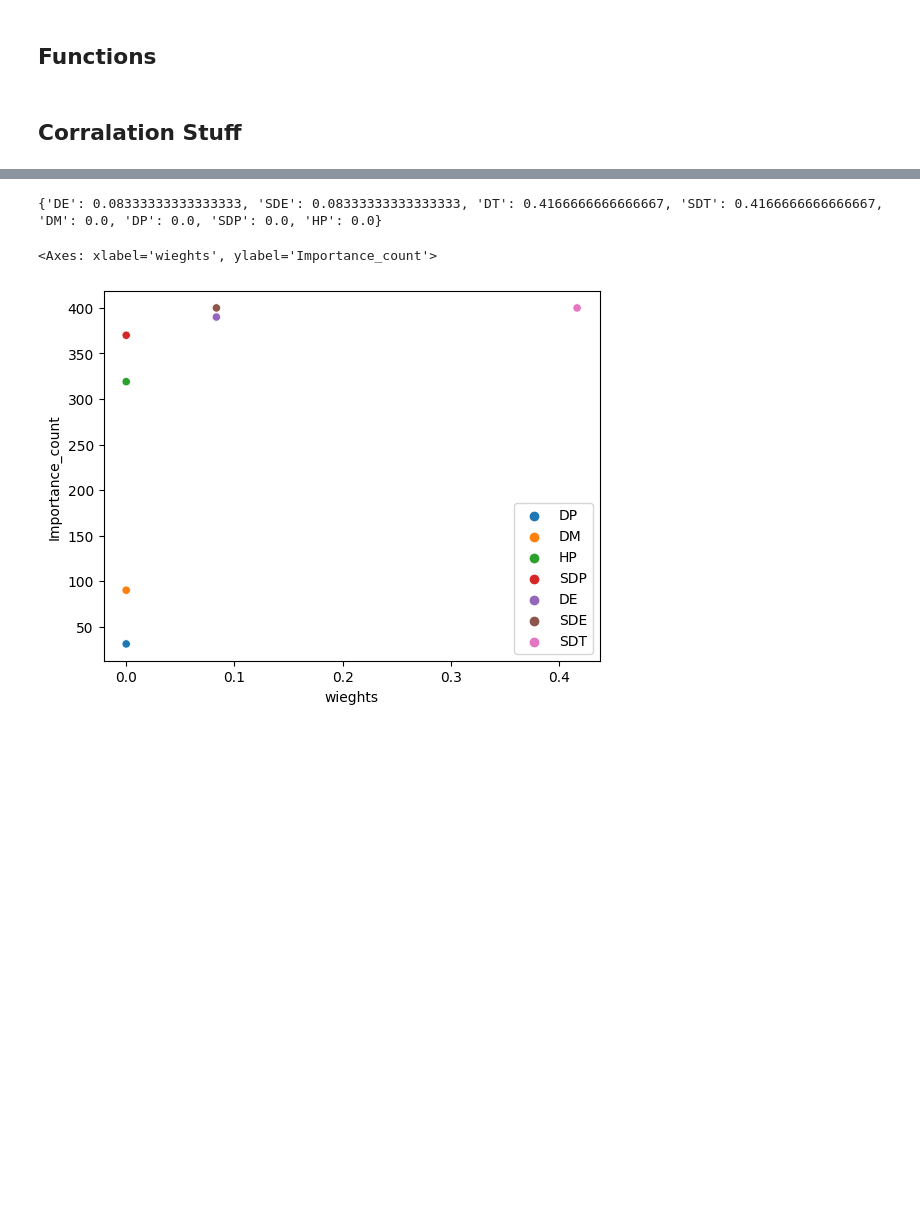
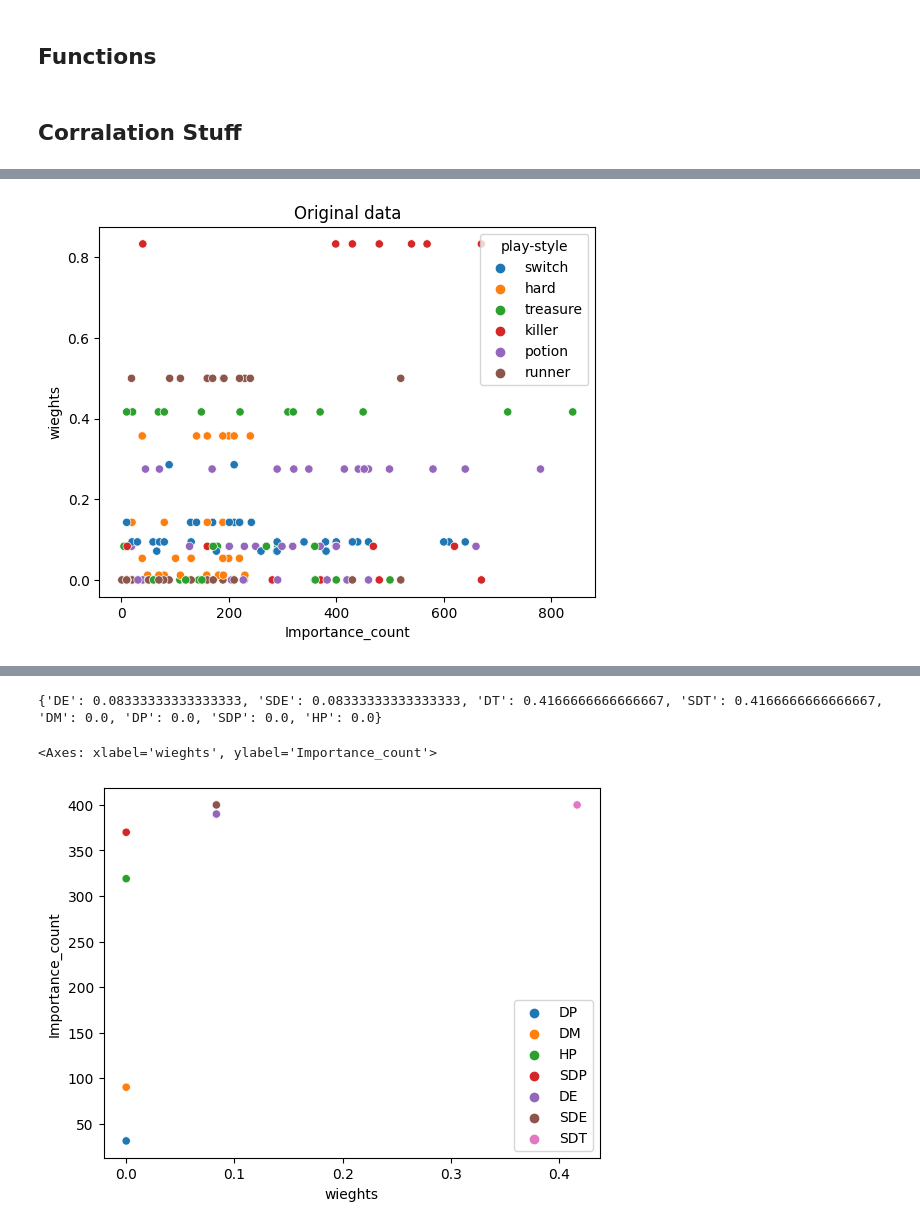
Before and after one commit to AlexVogt1/gym-md, a Jupyter notebook: pipeline_v2.ipynb, the cells around one changed output, grey strips where cells are left out. Drawn from its saved outputs; the diff is of its cells as text; code cells hidden in the pictures; blank space fills up the shorter version.

```diff
--- a/pipeline_v2.ipynb
+++ b/pipeline_v2.ipynb
@@ -382,0 +494,86 @@ SDP             456.0  0.275000
+# %%
+#create single df
+merged_df = pd.concat(df_list,ignore_index=True)
+# merged_df.reset_index(drop=True)
+merged_df["play-style"] = merged_df['level'].str.split('_').str[-1]
+# print(merged_df[merged_df['Importance_count'] == 0])
+# print(merged_df.describe())
+
+ax =sns.scatterplot(data=merged_df, x = 'Importance_count', y= 'wieghts',hue="play-style").set_title("Original data")
+plt.show()
+
+ig, axs = plt.subplots(nrows=1,ncols=3,figsize=(13,5))
+
+sns.scatterplot(data=merged_df, x = 'Importance_count', y= 'wieghts',ax=axs[0]).set_title("No changes")
+sns.histplot(data=merged_df, x = 'Importance_count',ax=axs[1],kde=True)
+sns.histplot(data=merged_df, x = 'wieghts',ax=axs[2],kde=True)
+plt.show()
+#remove outliers
+merged_df = merged_df[merged_df.groupby(['play-style'])['Importance_count'].transform(stats.zscore).abs() < 2.5]
+
+non_complex_df = merged_df[(merged_df['play-style']!= 'switch') & (merged_df['play-style']!= 'hard')]
+
+#normalize data
+# merged_df = groupwise_normalize(df=merged_df, group_column='level', numeric_column='Importance_count')
+# merged_df = groupwise_normalize(df=merged_df, group_column='level', numeric_column='wieghts')
+# scale data
+# merged_df = groupwise_scale(df=merged_df, group_column='level', numeric_column='Importance_count')
+# merged_df = groupwise_scale(df=merged_df, group_column='play-style', numeric_column='wieghts')
+
+
+ig, axs = plt.subplots(nrows=1,ncols=3,figsize=(13,5))
+sns.scatterplot(data=merged_df, x = 'Importance_count', y= 'wieghts',ax=axs[0]).set_title("Normalized")
+sns.histplot(data=merged_df, x = 'Importance_count',ax=axs[1],kde=True)
+sns.histplot(data=merged_df, x = 'wieghts',ax=axs[2],kde=True)
+plt.show()
+
+#log data
+merged_df['Importance_count'] = np.log2(merged_df['Importance_count'])
+# merged_df = groupwise_scale(df=merged_df, group_column='level', numeric_column='Importance_count')
+
+ax =sns.scatterplot(data=merged_df, x = 'Importance_count', y= 'wieghts',hue="play-style").set_title("Importance count logged")
+merged_df.replace([np.inf, -np.inf], np.nan, inplace=True)
+merged_df.dropna(subset=["Importance_count", "wieghts"], how="all", inplace=True)
+plt.show()
+# merged_df.reset_index(drop=True)
+# print(merged_df)
+
+ig, axs = plt.subplots(nrows=1,ncols=3,figsize=(13,5))
+
+sns.scatterplot(data=merged_df, x = 'Importance_count', y= 'wieghts',ax=axs[0]).set_title("Importance count logged")
+sns.histplot(data=merged_df, x = 'Importance_count',ax=axs[1],kde=True)
+sns.histplot(data=merged_df, x = 'wieghts',ax=axs[2],kde=True)
+plt.show()
+
+non_complex_df = merged_df[(merged_df['play-style']!= 'switch') & (merged_df['play-style']!= 'hard')]
+complex_df = merged_df[(merged_df['play-style'] =='switch') | (merged_df['play-style']== 'hard')]
+
+fig, ax = plt.subplots(nrows=1,ncols=2,figsize=(13,5))
+sns.regplot(data=non_complex_df[['Importance_count','wieghts']], y = 'Importance_count', x= 'wieghts', ax=ax[0]).set_title('Non-Complex')
+sns.regplot(data=complex_df[['Importance_count','wieghts']], y = 'Importance_count', x= 'wieghts',ax=ax[1]).set_title('Complex')
+plt.show()
+# sns.residplot(data=non_complex_df[['Importance_count','wieghts']], y = 'Importance_count', x= 'wieghts',ax=ax[1]).set_title('Residuals')
+fig, ax = plt.subplots(nrows=1,ncols=2,figsize=(13,5))
+sns.regplot(data=non_complex_df[['Importance_count','wieghts']], y = 'Importance_count', x= 'wieghts', ax=ax[0]).set_title('Non-Complex')
+sns.boxplot(data=non_complex_df[['Importance_count','wieghts']], y = 'Importance_count', x= 'wieghts',ax=ax[1]).set_title('Non-Complex')
+plt.show()
+
+ig, ax = plt.subplots(1,len(merged_df['play-style'].unique()),figsize=(30,8))
+for i , play_style in enumerate(merged_df['play-style'].unique()):
+        # play_style_df = merged_df.where(merged_df['play-style']==play_style)
+        # play_style_df = outlier_removal(play_style_df["Importance_count"])
+        sns.regplot(y = "Importance_count", x = 'wieghts', data= merged_df.where(merged_df['play-style']==play_style), ax = ax[i]).set(title =play_style)
+
+plt.show()
+
+kendall_tau, p_value_tau = stats.kendalltau(y= non_complex_df['wieghts'], x= non_complex_df["Importance_count"])
+print(f"Kendall's Tau Correlation: {kendall_tau}, P-value: {p_value_tau}")
+
+# Calculate Spearman's rank correlation
+spearman_corr, p_value_spearman = stats.spearmanr(non_complex_df['wieghts'], non_complex_df["Importance_count"], alternative='less')
+print(f"Spearman's Rank Correlation: {spearman_corr}, P-value: {p_value_spearman}")
+
+
+# show scores
+# %% [output]
+[figure, added]
```
Also changed, not shown: parts of 9 cells of this notebook, 1 other file.
